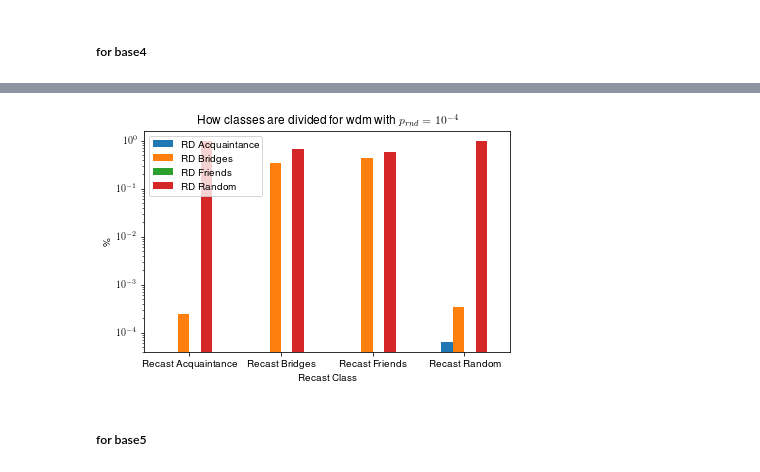
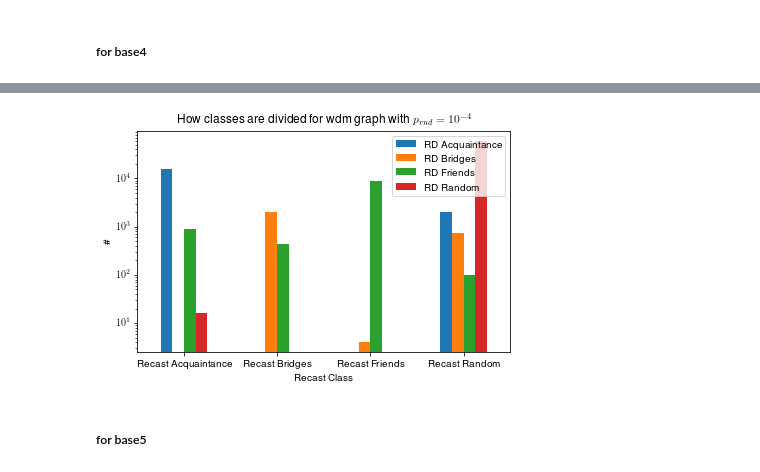
Before and after one commit to guilhermeleobas/recastd, a Jupyter notebook: python/notebooks/acertos_erros.ipynb, the cells around one changed output, grey strips where cells are left out. Saved outputs shown, nothing was run; the diff lists cells and outputs as text; code cells hidden in the pictures.

```diff
--- a/python/notebooks/acertos_erros.ipynb
+++ b/python/notebooks/acertos_erros.ipynb
@@ -43,3 +48,18 @@ p_rnd = [1e-6, 1e-5, 1e-4, 1e-3,]
+# %%
+def read_file(fname, d=None, node=None):
+    with open(fname, 'r') as f:
+        if d == None:
+            d = dict()
+        for line in f:
+            i, j, k = map(int, line.strip().split(' '))
+            if node == None:
+                d[(i, j)] = k
+                d[(j, i)] = k
+            elif i == node:
+                d[(i, j)] = k
+            elif j == node:
+                d[(j, i)] = k
+        return d
 # %%
 def build_graph(fname):
     return nx.parse_edgelist (
@@ -53,7 +73,7 @@ This reads the files generated by *offline* recast
 # %% [markdown]
 base3 is the graph with the class assigned by recast when using $p_{rnd} = 10^{-3}$
 # %%
-base3 = build_graph(recast_path + os.sep + '0.001.txt')   # 10^-3
-base4 = build_graph(recast_path + os.sep + '0.0001.txt')  # 10^-4
-base5 = build_graph(recast_path + os.sep + '1e-05.txt')   # ...
-base6 = build_graph(recast_path + os.sep + '1e-06.txt')
+base3 = read_file(recast_path + os.sep + '0.001.txt')   # 10^-3
+base4 = read_file(recast_path + os.sep + '0.0001.txt')  # 10^-4
+base5 = read_file(recast_path + os.sep + '1e-05.txt')   # ...
+base6 = read_file(recast_path + os.sep + '1e-06.txt')
@@ -116,10 +142,11 @@ def classificacao_otima (cls, base):
     opt[classifier.random] = 0
 
     for (x, y) in cls.iterkeys():
-        assert (base.has_edge(x, y))
+#         assert (base.has_edge(x, y))
         c1 = cls[(x, y)]
         c2 = cls[(y, x)]
-        if base.get_edge_data(x, y)['class'] == c1 == c2:
+#         if base.get_edge_data(x, y)['class'] == c1 == c2:
+        if base[(x, y)] == c1 == c2:
             opt[c1] += 1
     return opt
 # %%
@@ -208,9 +231,8 @@ def count_classification (cls, base):
         'random': {k: 0 for k in classes.keys()},
     }
     for (x, y) in cls.iterkeys():
-        assert (base.has_edge(x, y))
-
-        c0 = map_classes(base.get_edge_data(x, y)['class'])
+#         assert (base.has_edge(x, y))
+        c0 = map_classes(base[(x, y)])
         c1 = map_classes(cls[(x, y)])
         c2 = map_classes(cls[(y, x)])
         opt[c0][c1] += 1
@@ -293,16 +315,16 @@ df4
 # %%
 ax = df4.plot(kind='bar',
-         title='How classes are divided for ' + trace + ' with $p_{rnd} = 10^{-4}$',
+         title='How classes are divided for ' + trace_recastd.replace('_', ' ') + ' with $p_{rnd} = 10^{-4}$',
          logy=True,
          rot=0)
 
 ax.set_xlabel('Recast Class')
-ax.set_ylabel('\%')
+ax.set_ylabel('\#')
 
 fig = ax.get_figure();
-fig.savefig('images/' + trace + '/classes/classes4.png')
+# fig.savefig('images/' + trace_recastd + '/classes/classes4.png')
 # %% [output]
-[figure, old version]
+[figure, new version]
 # %% [markdown]
 ##### for base5
 # %%
```
Also changed, not shown: parts of 23 cells of this notebook, 17 other files.
